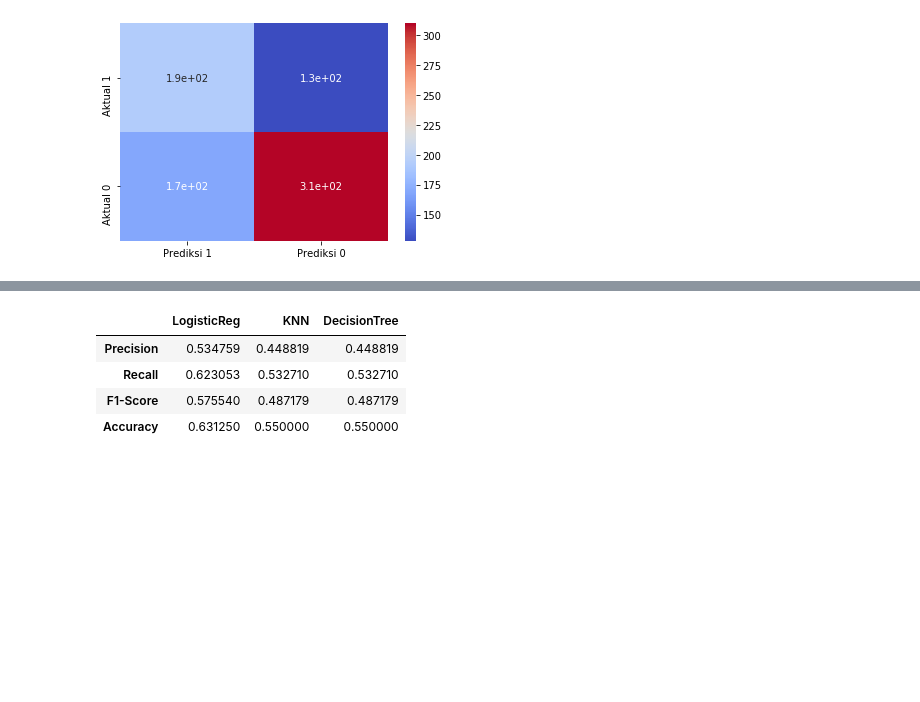
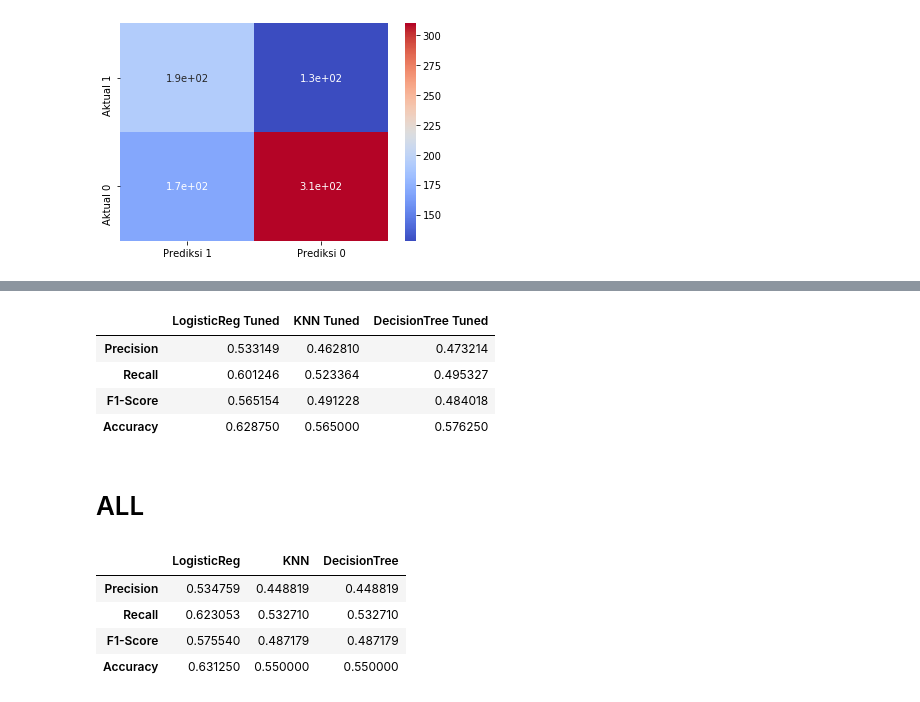
Before and after one commit to kalyanabila/Car-Insurance-Machine-Learning-Project, a Jupyter notebook: Insurance_ML_.ipynb, the cells around one changed output, grey strips where cells are left out. Saved outputs shown, nothing was run; the diff lists cells and outputs as text; code cells hidden in the pictures; blank space fills up the shorter version.

```diff
--- a/Insurance_ML_.ipynb
+++ b/Insurance_ML_.ipynb
@@ -693,3 +773,26 @@ sns.heatmap(df_KNN_tuned, annot =True, cmap= 'coolwarm')
+# %%
+# Tuned
+
+eval_met_tuned = {
+    "LogisticReg Tuned ": [precision_logreg_tuned, recall_logreg_tuned, f1score_logreg_tuned, acc_logreg_tuned],
+    "KNN Tuned ": [precision_KNN_tuned, recall_KNN_tuned, f1score_KNN_tuned, acc_KNN_tuned],
+    "DecisionTree Tuned": [precision_DT_tuned, recall_DT_tuned, f1score_DT_tuned, acc_DT_tuned]
+}
+
+
+pd.DataFrame(data = eval_met_tuned, index = ['Precision', 'Recall', 'F1-Score', 'Accuracy'])
+
+
+# we can see that the difference between three Tuned model
+# Logistic Regression has the highest Recall score than KNN and Decision Tree after tuning
+# %% [output]
+|  | LogisticReg Tuned | KNN Tuned | DecisionTree Tuned |
+| Precision | 0.533149 | 0.462810 | 0.473214 |
+| Recall | 0.601246 | 0.523364 | 0.495327 |
+| F1-Score | 0.565154 | 0.491228 | 0.484018 |
+| Accuracy | 0.628750 | 0.565000 | 0.576250 |
+# %% [markdown]
+# ALL
 # %%
 # Base Model
 
```
Also changed, not shown: parts of 10 cells of this notebook, 1 other file.
